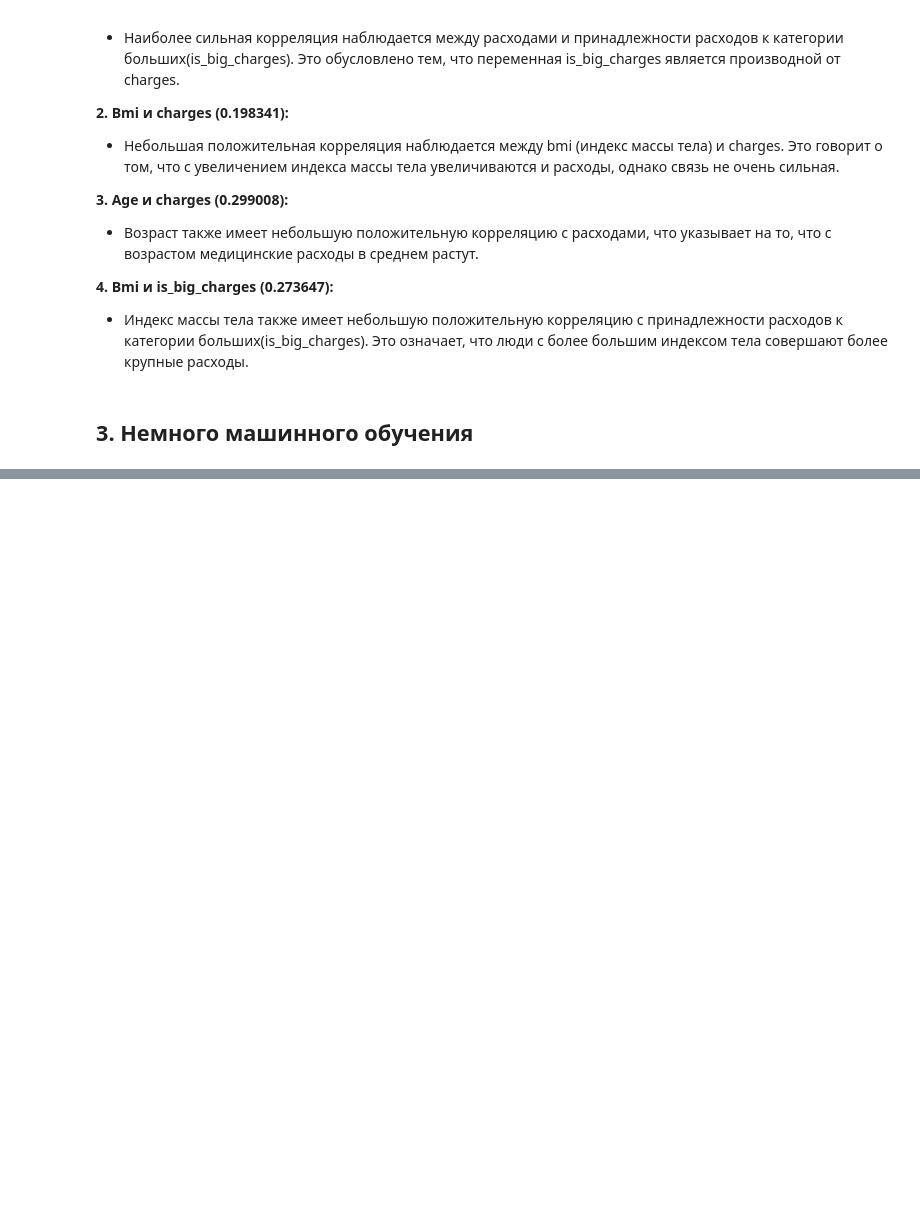
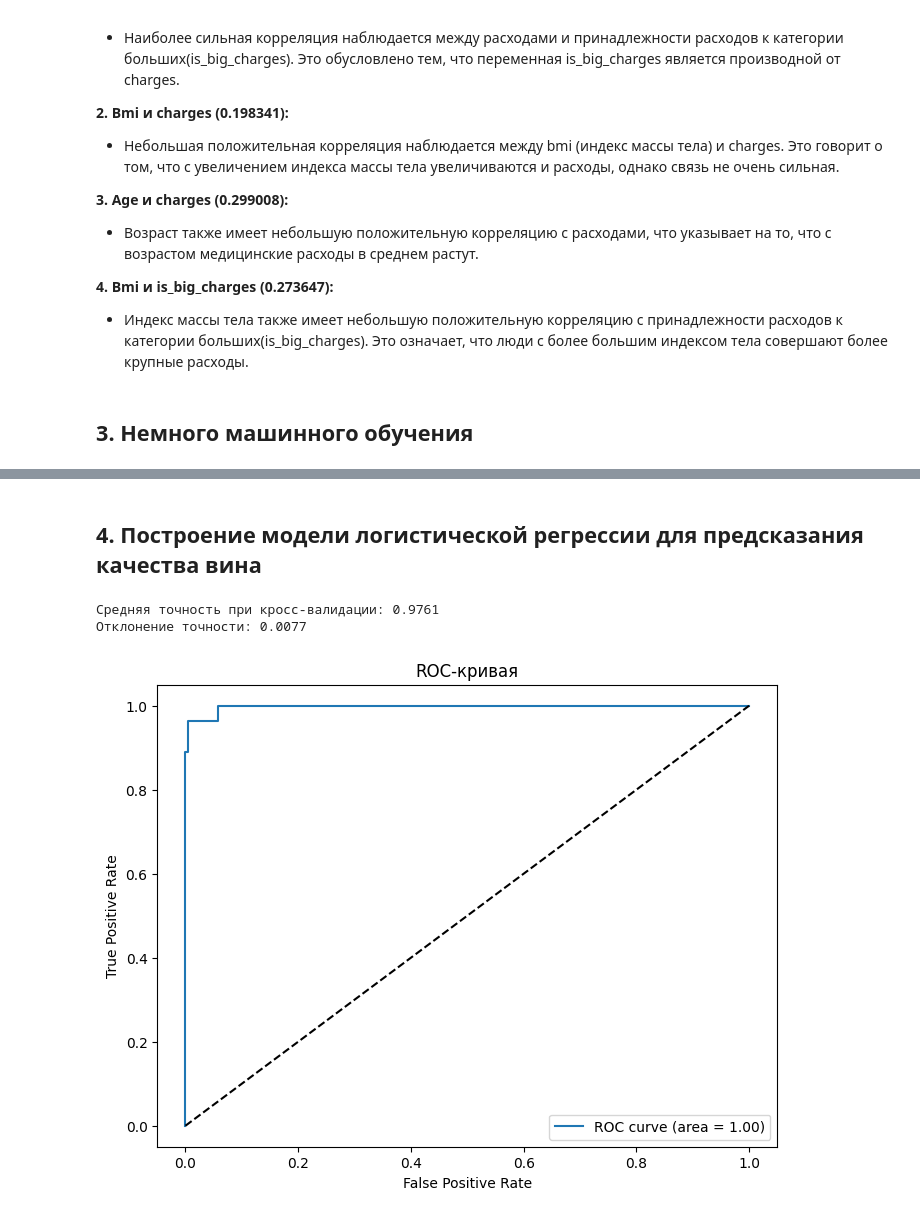
Before and after one commit to SirvavialTAG/MachineLearning, a Jupyter notebook: Lab2.ipynb, the cells around one changed output, grey strips where cells are left out. Drawn from its saved outputs; the diff is of its cells as text; code cells hidden in the pictures; blank space fills up the shorter version.

```diff
--- a/Lab2.ipynb
+++ b/Lab2.ipynb
@@ -273,0 +319,3 @@ df[df.select_dtypes(include=[np.number]).columns].corr()
+# %%
+numeric_features.remove('children')
+print("Числовые признаки:", numeric_features)
@@ -273,0 +324,6 @@ df[df.select_dtypes(include=[np.number]).columns].corr()
+# %%
+# Инициализируем scaler
+scaler = MinMaxScaler()
+
+# Применяем нормализацию
+X_processed[numeric_features] = scaler.fit_transform(X_processed[numeric_features])
@@ -273,0 +375,3 @@ df[df.select_dtypes(include=[np.number]).columns].corr()
+# %%
+# Обучение модели
+model = train_and_evaluate(X_processed, Y)
@@ -273,0 +412,36 @@ df[df.select_dtypes(include=[np.number]).columns].corr()
+# %% [markdown]
+## 4. Построение модели логистической регрессии для предсказания качества вина
+# %%
+from sklearn.model_selection import cross_val_score
+
+# Кросс-валидация с 5 фолдами
+scores = cross_val_score(model, X_processed, Y, cv=5, scoring='accuracy')
+
+print(f"Средняя точность при кросс-валидации: {scores.mean():.4f}")
+print(f"Отклонение точности: {scores.std():.4f}")
+# %% [output]
+Средняя точность при кросс-валидации: 0.9761
+Отклонение точности: 0.0077
+# %%
+X_train, X_test, Y_train, Y_test = train_test_split(X_processed, Y, test_size=0.2, random_state=42, stratify=Y)
+# %%
+from sklearn.metrics import roc_curve, auc
+
+# Предсказания вероятностей для тестовой выборки
+Y_test_prob = model.predict_proba(X_test)[:, 1]
+
+# Расчет ROC-кривой
+fpr, tpr, thresholds = roc_curve(Y_test, Y_test_prob)
+roc_auc = auc(fpr, tpr)
+
+# Построение графика
+plt.figure(figsize=(8,6))
+plt.plot(fpr, tpr, label=f'ROC curve (area = {roc_auc:.2f})')
+plt.plot([0,1], [0,1], 'k--')
+plt.xlabel('False Positive Rate')
+plt.ylabel('True Positive Rate')
+plt.title('ROC-кривая')
+plt.legend(loc='lower right')
+plt.show()
+# %% [output]
+[figure, added]
```
Also changed, not shown: parts of 11 cells of this notebook.
